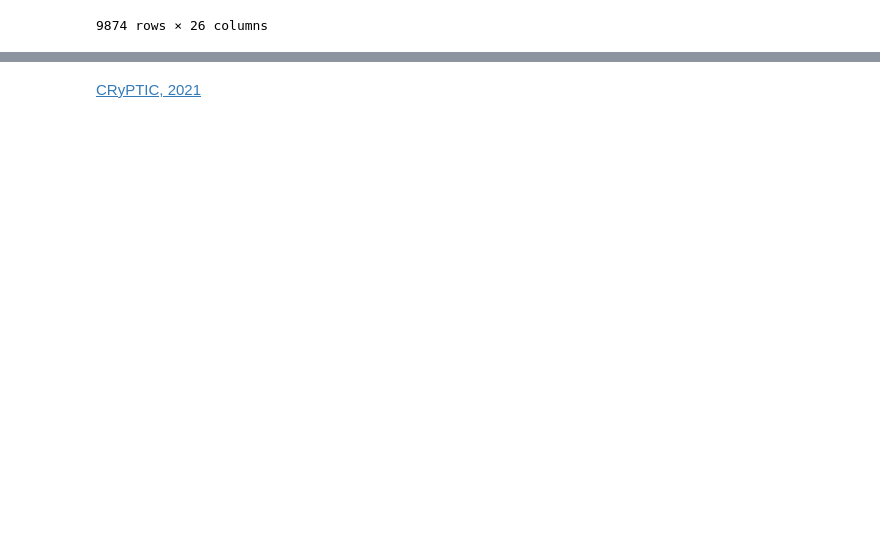
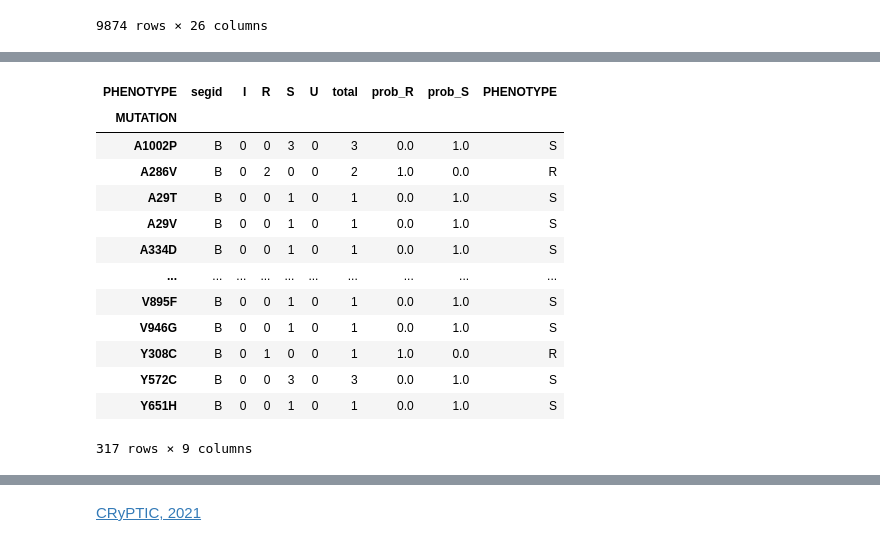
Before and after one commit to DylanAdlard/SABS_rotation_1_report, a Jupyter notebook: Report.ipynb, the cells around one changed output, grey strips where cells are left out. Saved outputs shown, nothing was run; the diff lists cells and outputs as text; code cells hidden in the pictures; blank space fills up the shorter version.

```diff
--- a/Report.ipynb
+++ b/Report.ipynb
@@ -134,0 +139,47 @@ To account for this, all data was 'compressed' so that rather than training on i
+# %%
+#create a crosstab df to calculate the number (and total) of phenotypes per mutation
+ct = pd.crosstab([merged.MUTATION, merged.segid], merged.PHENOTYPE)
+ct['total'] = ct['R'] + ct['S']
+ct['prob_R'] = ct['R']/ct['total']
+ct['prob_S'] = ct['S']/ct['total']
+
+ct.sort_values(by='total',ascending=False)
+
+def calculate_RS(row):
+    #determine majority phenotype
+    phenotype='U'
+    if row['total'] >= 3:
+        if row['prob_R'] > 0.5:
+            phenotype='R'
+        elif row['prob_S'] > 0.5:
+            phenotype='S'
+    elif row['total'] >=1:
+        if row['R'] == row['total']:
+            phenotype='R'
+        elif row['S'] == row['total']:
+            phenotype='S'
+
+    return phenotype
+
+#determine majority phenotype with calculate_RS()
+ct['PHENOTYPE'] = ct.apply(calculate_RS, axis=1)
+#filter for mutations that contain a majority phenotype
+ct = ct[ct['PHENOTYPE'].isin(['R','S'])]
+
+ct.reset_index(inplace=True, level = ['segid'])
+ct
+# %% [output]
+| PHENOTYPE | segid | I | R | S | U | total | prob_R | prob_S | PHENOTYPE |
+| MUTATION |  |  |  |  |  |  |  |  |  |
+| A1002P | B | 0 | 0 | 3 | 0 | 3 | 0.0 | 1.0 | S |
+| A286V | B | 0 | 2 | 0 | 0 | 2 | 1.0 | 0.0 | R |
+| A29T | B | 0 | 0 | 1 | 0 | 1 | 0.0 | 1.0 | S |
+| A29V | B | 0 | 0 | 1 | 0 | 1 | 0.0 | 1.0 | S |
+| A334D | B | 0 | 0 | 1 | 0 | 1 | 0.0 | 1.0 | S |
+| ... | ... | ... | ... | ... | ... | ... | ... | ... | ... |
+| V895F | B | 0 | 0 | 1 | 0 | 1 | 0.0 | 1.0 | S |
+| V946G | B | 0 | 0 | 1 | 0 | 1 | 0.0 | 1.0 | S |
+| Y308C | B | 0 | 1 | 0 | 0 | 1 | 1.0 | 0.0 | R |
+| Y572C | B | 0 | 0 | 3 | 0 | 3 | 0.0 | 1.0 | S |
+| Y651H | B | 0 | 0 | 1 | 0 | 1 | 0.0 | 1.0 | S |
+317 rows × 9 columns
```
Also changed, not shown: parts of 14 cells of this notebook.
